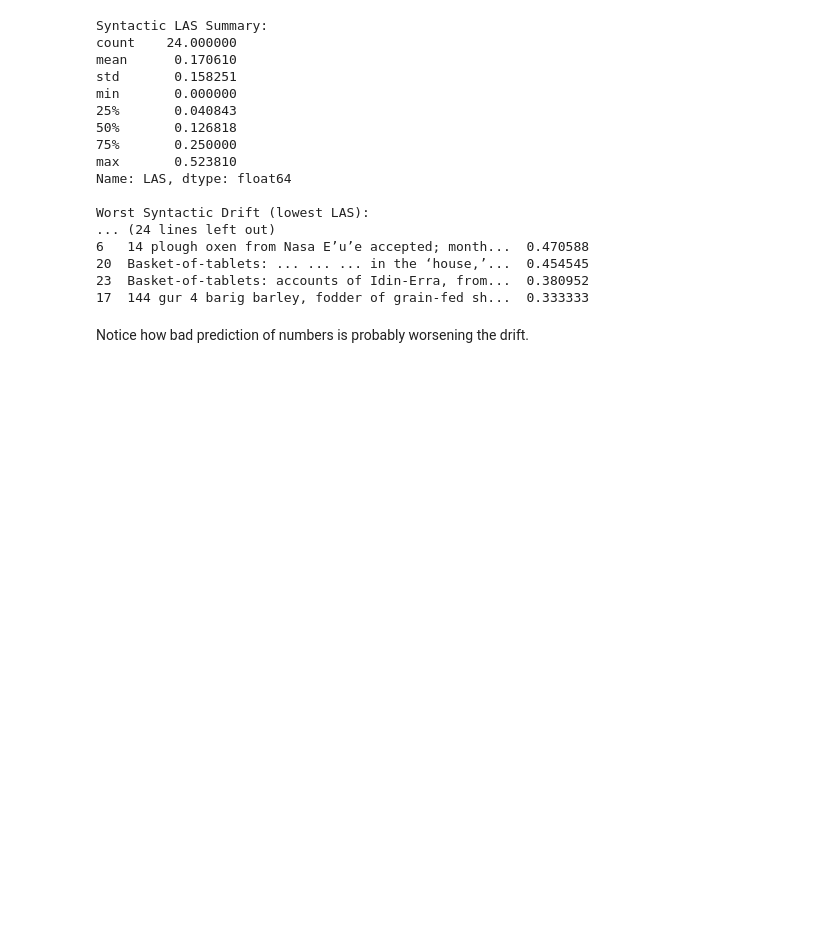
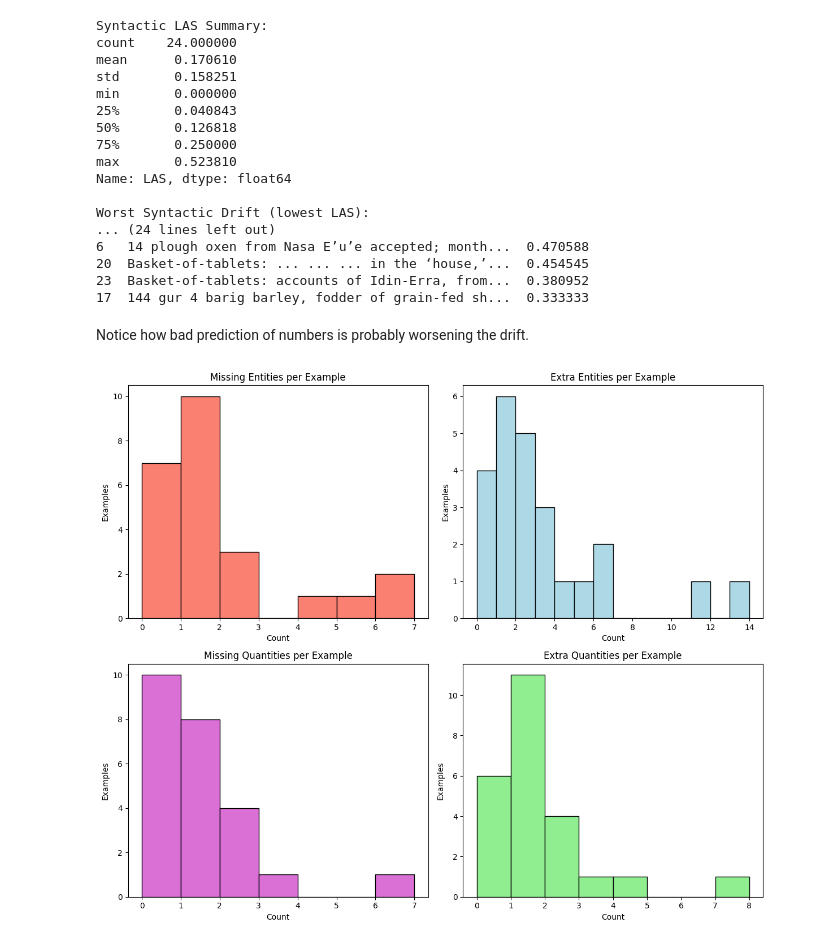
Before and after one commit to samusamu2/AI-project-SuBERT, a Jupyter notebook: AverageMetrics.ipynb, the cells around one changed output. Cells and saved outputs as stored; diff of their text form; code cells hidden in the pictures; blank space fills up the shorter version.

Commit message:
added a plot

```diff
--- a/AverageMetrics.ipynb
+++ b/AverageMetrics.ipynb
@@ -248,3 +248,95 @@ Worst Syntactic Drift (lowest LAS):
 17  144 gur 4 barig barley, fodder of grain-fed sh...  0.333333
 # %% [markdown]
 Notice how bad prediction of numbers is probably worsening the drift.
+# %%
+import re
+import pandas as pd
+import matplotlib.pyplot as plt
+
+file_path = "GPTgenerated.txt"
+with open(file_path, "r", encoding="utf-8") as f:
+    raw = f.read()
+
+pattern = re.compile(
+    r"Testo di input:\s*Sumerian:\s+.*?\nEnglish:\s*\n"
+    r"Traduzione effettiva:\s+(?P<true>.*?)\n"
+    r"Testo Generato:.*?\nEnglish:\s+(?P<gen>.*?)(?=\n---|\Z)",
+    re.DOTALL
+)
+matches = pattern.findall(raw)
+df = pd.DataFrame(matches, columns=["true_translation", "generated_translation"])
+
+# Define regex-based extraction functions
+
+def extract_entities_regex(text):
+    """
+    Extract capitalized tokens as proxy for named entities,
+    e.g., 'Abba-saga', 'Lu-dingira', 'Enunugal'.
+    """
+    ents = re.findall(r'\b[A-Z][A-Za-z-]*\b', text)
+    return set(ents)
+
+quantity_pattern = re.compile(r'\b\d+(?:\.\d+)?(?:st|nd|rd|th)?\s+\w+')
+
+def extract_quantities(text):
+    """
+    Extract quantities like "2 goats", "28th day".
+    """
+    return set(match.strip() for match in quantity_pattern.findall(text))
+
+# Apply extraction
+df["true_entities"] = df["true_translation"].apply(extract_entities_regex)
+df["gen_entities"] = df["generated_translation"].apply(extract_entities_regex)
+df["true_quantities"] = df["true_translation"].apply(extract_quantities)
+df["gen_quantities"] = df["generated_translation"].apply(extract_quantities)
+
+# Compute mismatches
+df["missing_entities"] = df.apply(lambda r: r["true_entities"] - r["gen_entities"], axis=1)
+df["extra_entities"]   = df.apply(lambda r: r["gen_entities"] - r["true_entities"], axis=1)
+df["missing_quantities"] = df.apply(lambda r: r["true_quantities"] - r["gen_quantities"], axis=1)
+df["extra_quantities"]   = df.apply(lambda r: r["gen_quantities"] - r["true_quantities"], axis=1)
+
+df["num_missing_entities"] = df["missing_entities"].apply(len)
+df["num_extra_entities"]   = df["extra_entities"].apply(len)
+df["num_missing_quantities"] = df["missing_quantities"].apply(len)
+df["num_extra_quantities"]   = df["extra_quantities"].apply(len)
+
+# Plotting
+
+fig, axes = plt.subplots(2, 2, figsize=(12, 10))
+
+axes[0,0].hist(df["num_missing_entities"], bins=range(0, df["num_missing_entities"].max()+2),
+               color="salmon", edgecolor="black")
+axes[0,0].set_title("Missing Entities per Example")
+axes[0,0].set_xlabel("Count")
+axes[0,0].set_ylabel("Examples")
+
+axes[0,1].hist(df["num_extra_entities"], bins=range(0, df["num_extra_entities"].max()+2),
+               color="lightblue", edgecolor="black")
+axes[0,1].set_title("Extra Entities per Example")
+axes[0,1].set_xlabel("Count")
+axes[0,1].set_ylabel("Examples")
+
+axes[1,0].hist(df["num_missing_quantities"], bins=range(0, df["num_missing_quantities"].max()+2),
+               color="orchid", edgecolor="black")
+axes[1,0].set_title("Missing Quantities per Example")
+axes[1,0].set_xlabel("Count")
+axes[1,0].set_ylabel("Examples")
+
+axes[1,1].hist(df["num_extra_quantities"], bins=range(0, df["num_extra_quantities"].max()+2),
+               color="lightgreen", edgecolor="black")
+axes[1,1].set_title("Extra Quantities per Example")
+axes[1,1].set_xlabel("Count")
+axes[1,1].set_ylabel("Examples")
+
+plt.tight_layout()
+plt.show()
+
+# Display sample mismatches
+print("Examples with Missing Entities:")
+print(df[df["num_missing_entities"]>0][["true_translation","generated_translation","missing_entities"]].head(), "\n")
+
+print("Examples with Missing Quantities:")
+print(df[df["num_missing_quantities"]>0][["true_translation","generated_translation","missing_quantities"]].head())
+# %% [output]
+[figure, added]
```
Also changed, not shown: parts of 2 cells of this notebook.
